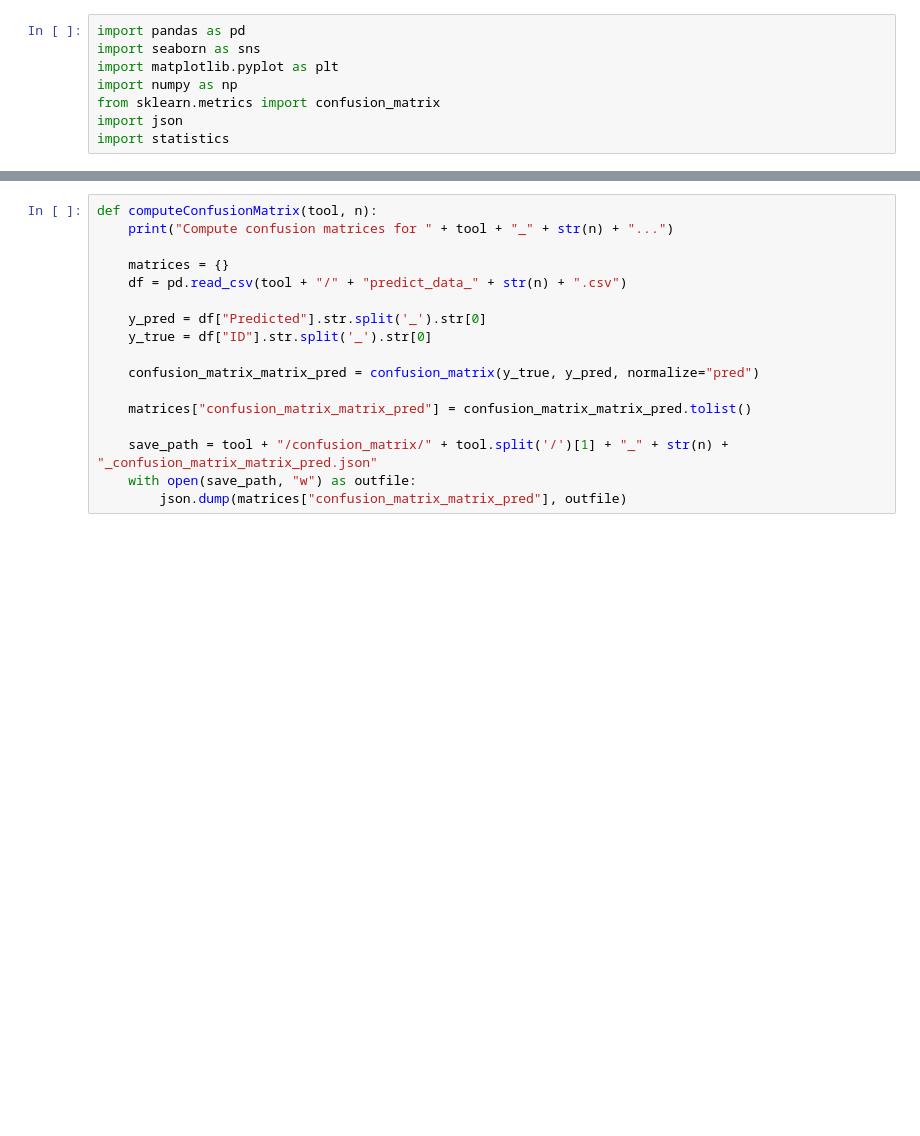
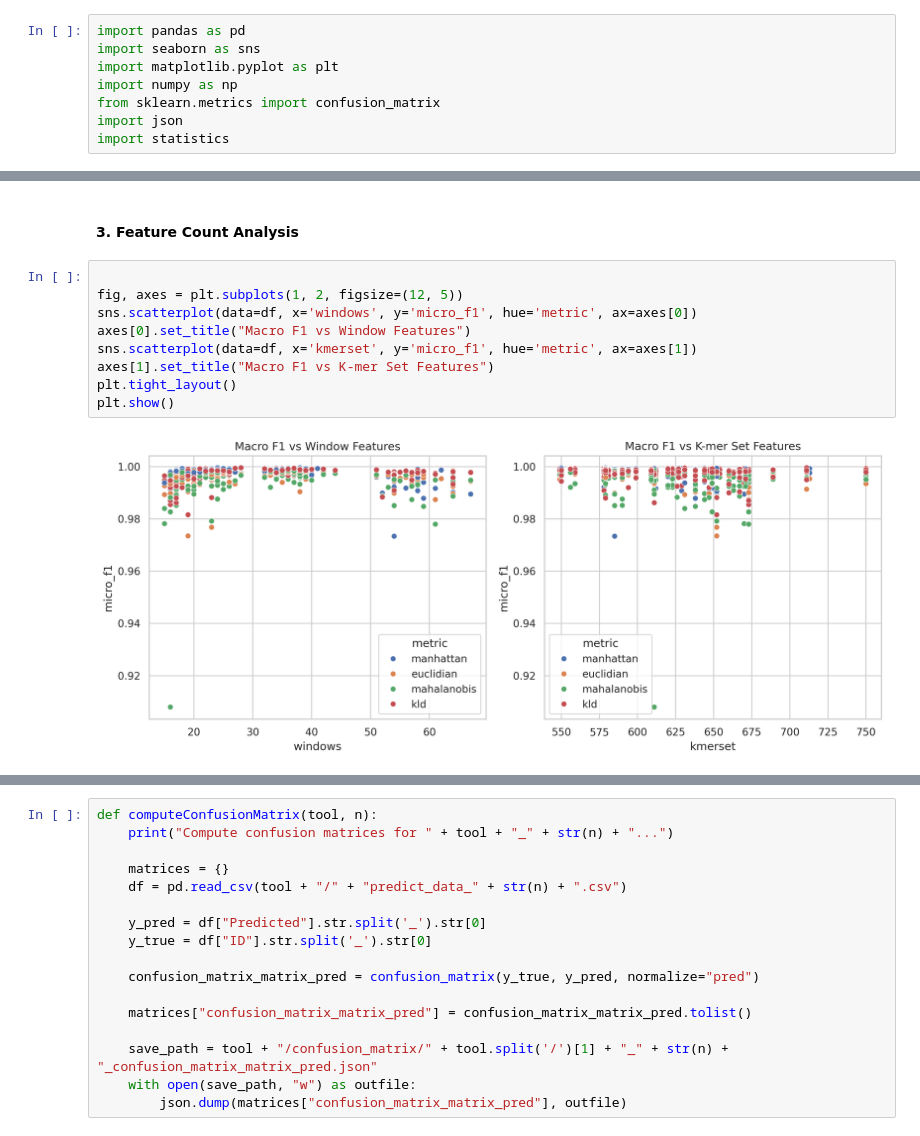
Before and after one commit to SALIPE/genomic-extractor, a Jupyter notebook: notebooks/create_figs_hiv_denv.ipynb, the cells around one changed output, grey strips where cells are left out. Drawn from its saved outputs; the diff is of its cells as text; blank space fills up the shorter version.

```diff
--- a/notebooks/create_figs_hiv_denv.ipynb
+++ b/notebooks/create_figs_hiv_denv.ipynb
@@ -68,0 +106,13 @@ DENV micro_f1: 0.7450 (0.0374)
+# %% [markdown]
+#### 3. Feature Count Analysis
+# %%
+
+fig, axes = plt.subplots(1, 2, figsize=(12, 5))
+sns.scatterplot(data=df, x='windows', y='micro_f1', hue='metric', ax=axes[0])
+axes[0].set_title("Macro F1 vs Window Features")
+sns.scatterplot(data=df, x='kmerset', y='micro_f1', hue='metric', ax=axes[1])
+axes[1].set_title("Macro F1 vs K-mer Set Features")
+plt.tight_layout()
+plt.show()
+# %% [output]
+[figure, added]
```
Also changed, not shown: parts of 14 cells of this notebook, 5 other files.
